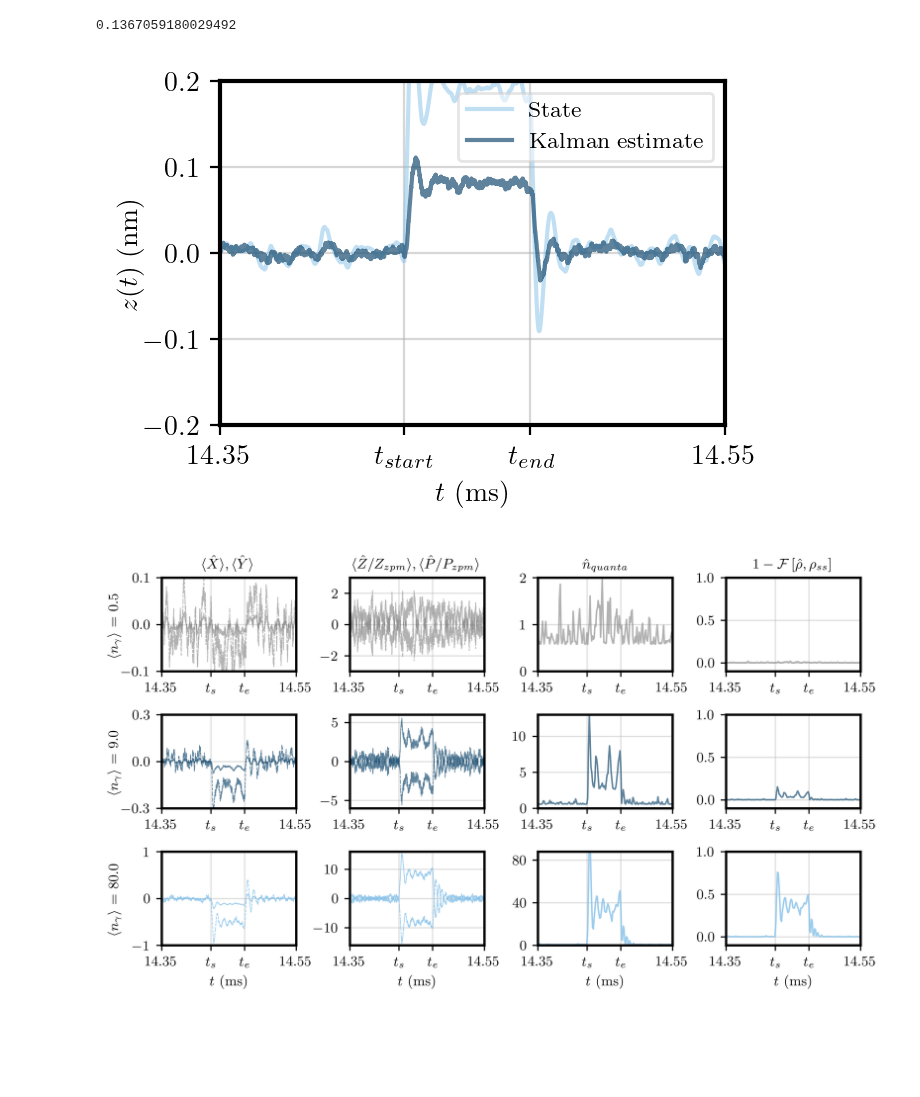
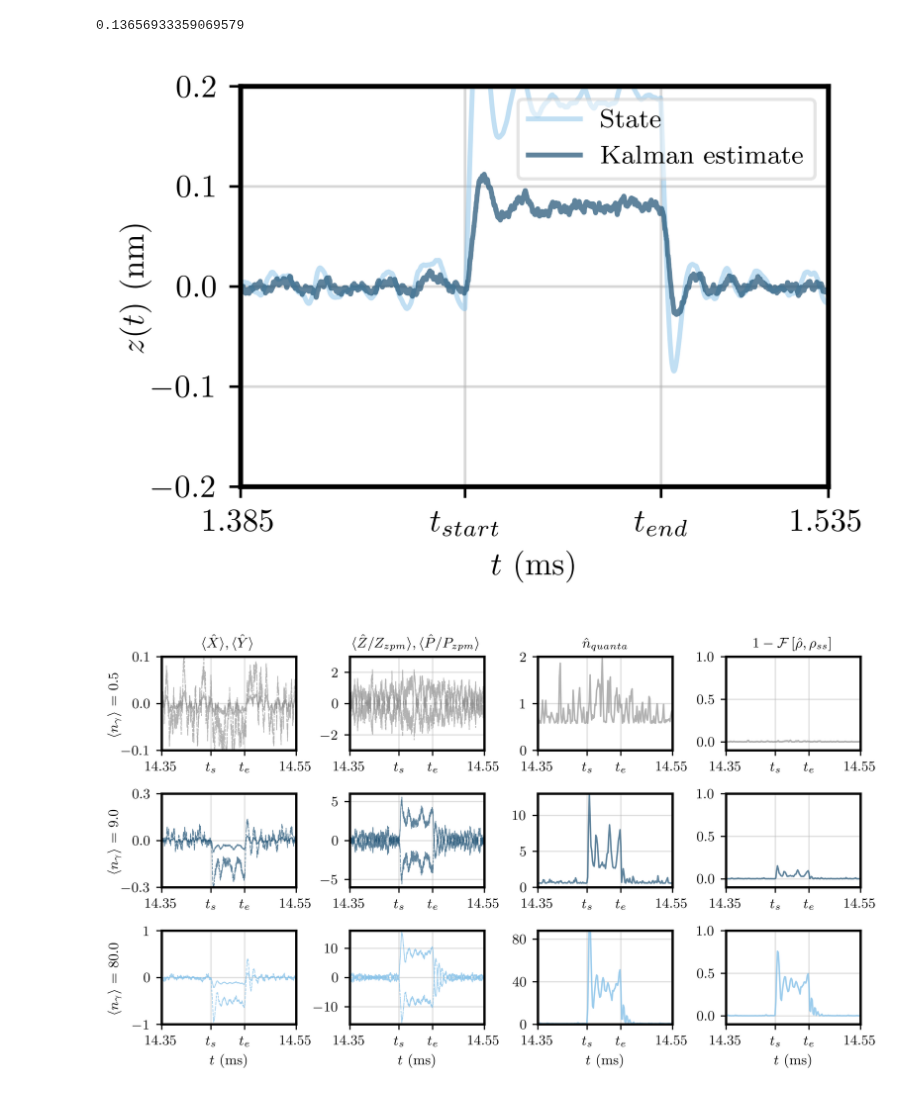
Before and after one commit to QuantumAdventures/single-photons, a Jupyter notebook: notebooks/6. Paper plots.ipynb, the cells around one changed output. Drawn from its saved outputs; the diff is of its cells as text; code cells hidden in the pictures; blank space fills up the shorter version.

```diff
--- a/notebooks/6. Paper plots.ipynb
+++ b/notebooks/6. Paper plots.ipynb
@@ -64,11 +65,11 @@ laser_linewidth = 0
 omega = 2*np.pi*104e3
 period = 2*np.pi/omega
 
-t = np.arange(0, 3000*period, delta_t)
+t = np.arange(0, 300*period, delta_t)
 N = t.shape[0]
 zp_x = compute_zpx(omega, radius, rho = rho)
 # %%
-cavity_length = 0.03/1.001
+cavity_length = 0.03/(1-0.0000001103)
 cavity_linewidth = 10*omega
 detuning_ratio = 1
 gamma, ba_force, std_detection, std_z, g_cs, detuning =\
@@ -79,7 +80,7 @@ std_detection = std_detection/zp_x
 coupling = (1/(4*np.pi))*(ba_force**2)
 print(g_cs/omega)
 # %% [output]
-0.1367059180029492
+0.13656933359069579
 # %%
 env = Cavity_Particle(
     omega,
@@ -175,37 +176,37 @@ if sim_sample_bool:
     plt.rcParams['axes.linewidth'] = 1.5
     fig.set_size_inches(3.5*factor, 2.4*factor, forward = True)
     plt.grid(alpha = 0.5)
 
     left = int((N/2 - 2*duration/delta_t)/control_step)
     right = int((N/2 + 3*duration/delta_t)/control_step)
     '''opt_pulse = abs(optical_input[0,:])
     opt_pulse = zp_x/1e-9*0.5*max(measured_states[::control_step][left:right])*opt_pulse/max(opt_pulse)'''
 
     '''plt.plot(1e3*t[::control_step][left:right],
              measured_states[::control_step][left:right]*zp_x/1e-9,
              color = C[0], alpha=0.3)'''
     plt.plot(1e3*t[::control_step][left:right],
              new_states[::control_step, 2][left:right]*zp_x/1e-9,
              color=C[1], alpha = 0.5)
     plt.plot(1e3*t[::control_step][left:right],
              estimated_states[:,2][::control_step][left:right]*zp_x/1e-9,
              color = C[2], alpha = 0.7)
     plt.legend(['State', 'Kalman estimate'], fontsize = '8',
                loc = 'upper right', bbox_to_anchor = [0,0,1,1], framealpha = 0.5)
     plt.ylabel(r'$z(t)$ (nm)', labelpad = 0)
     plt.xlabel(r'$t$ (ms)')
     #plt.xlim([1e3*left*control_step*delta_t, 1e3*right*control_step*delta_t])
-    plt.xlim([14.35,14.55])
-    plt.xticks(np.array([14.35, 1e3*(N/2*delta_t), 1e3*(N/2*delta_t + duration), 14.55]),
-               labels = ['14.35', r'$t_{start}$', '$t_{end}$', '14.55'])
+    plt.xlim([1.385,1.535])
+    plt.xticks(np.array([1.385, 1e3*(N/2*delta_t), 1e3*(N/2*delta_t + duration), 1.535]),
+               labels = ['1.385', r'$t_{start}$', '$t_{end}$', '1.535'])
     plt.ylim([-0.2, 0.2])
     plt.yticks(np.array([-0.2, -0.1, 0, 0.1, 0.2]))
 
     plt.rcParams['figure.dpi'] = 600
     plt.savefig('simulation_sample.pdf', bbox_inches = 'tight')
     plt.show()
 # %% [output]
-[figure, old version]
+[figure, new version]
 # %%
 if kalman_error_bool:
     size = int(N/control_step)
```
Also changed, not shown: parts of 4 cells of this notebook, 5 other files.
